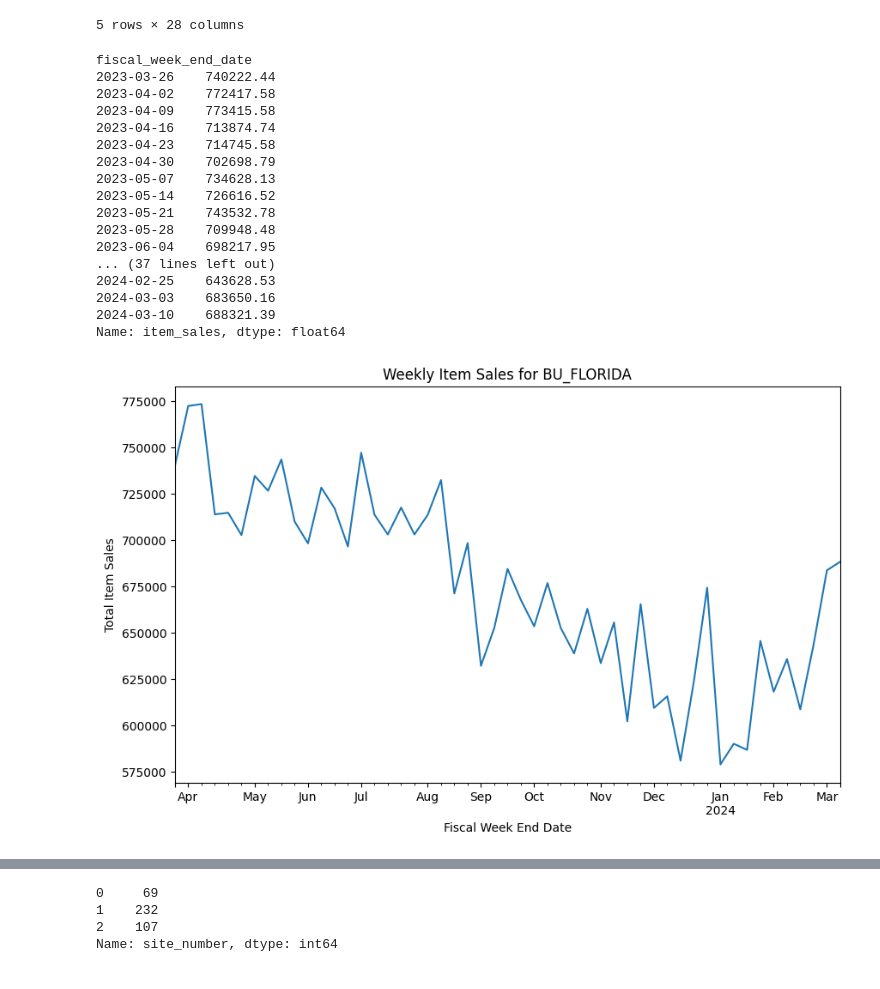
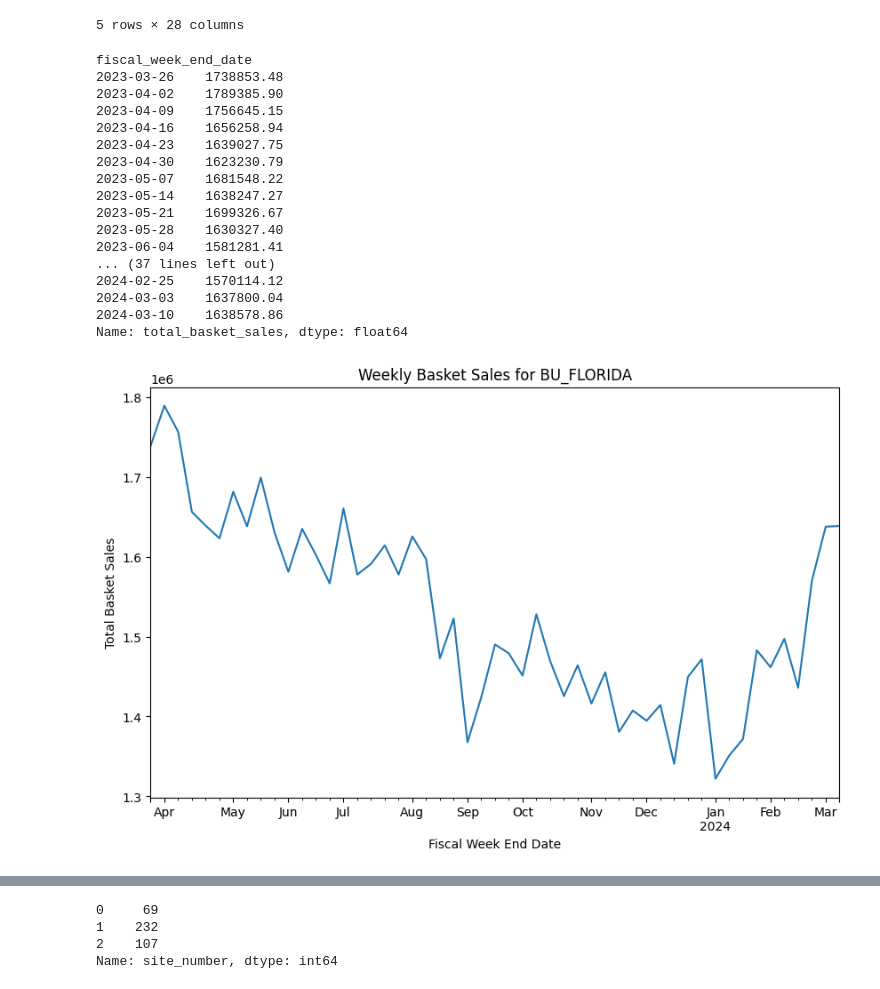
Before and after one commit to MariamAmmar/6644_Final_Project, a Jupyter notebook: BU_Florida.ipynb, the cells around one changed output, grey strips where cells are left out. Saved outputs shown, nothing was run; the diff lists cells and outputs as text; code cells hidden in the pictures.

```diff
--- a/BU_Florida.ipynb
+++ b/BU_Florida.ipynb
@@ -271,35 +271,35 @@ BU_FLORIDA_data.head()
 
 BU_FLORIDA_data.sort_values(by='fiscal_week_end_date', inplace=True)
 # %%
-# aggregate item_sales weekly
+# aggregate total_basket_sales weekly
 
-weekly_sales = BU_FLORIDA_data.groupby('fiscal_week_end_date')['item_sales'].sum()
+weekly_sales = BU_FLORIDA_data.groupby('fiscal_week_end_date')['total_basket_sales'].sum()
 print(weekly_sales)
 # %% [output]
 fiscal_week_end_date
-2023-03-26    740222.44
-2023-04-02    772417.58
-2023-04-09    773415.58
-2023-04-16    713874.74
-2023-04-23    714745.58
-2023-04-30    702698.79
-2023-05-07    734628.13
-2023-05-14    726616.52
-2023-05-21    743532.78
-2023-05-28    709948.48
-2023-06-04    698217.95
+2023-03-26    1738853.48
+2023-04-02    1789385.90
+2023-04-09    1756645.15
+2023-04-16    1656258.94
+2023-04-23    1639027.75
+2023-04-30    1623230.79
+2023-05-07    1681548.22
+2023-05-14    1638247.27
+2023-05-21    1699326.67
+2023-05-28    1630327.40
+2023-06-04    1581281.41
 ... (37 lines left out)
-2024-02-25    643628.53
-2024-03-03    683650.16
-2024-03-10    688321.39
-Name: item_sales, dtype: float64
+2024-02-25    1570114.12
+2024-03-03    1637800.04
+2024-03-10    1638578.86
+Name: total_basket_sales, dtype: float64
 # %%
-#Create a line graph for weekly_sales
+#Create a line graph for weekly_total_basket_sales
 
 weekly_sales.plot(kind='line', figsize=(10, 6))
 plt.xlabel('Fiscal Week End Date')
-plt.ylabel('Total Item Sales')
-plt.title('Weekly Item Sales for BU_FLORIDA')
+plt.ylabel('Total Basket Sales')
+plt.title('Weekly Basket Sales for BU_FLORIDA')
 plt.show()
 # %% [output]
-[figure, old version]
+[figure, new version]
```
Also changed, not shown: parts of 5 cells of this notebook.
